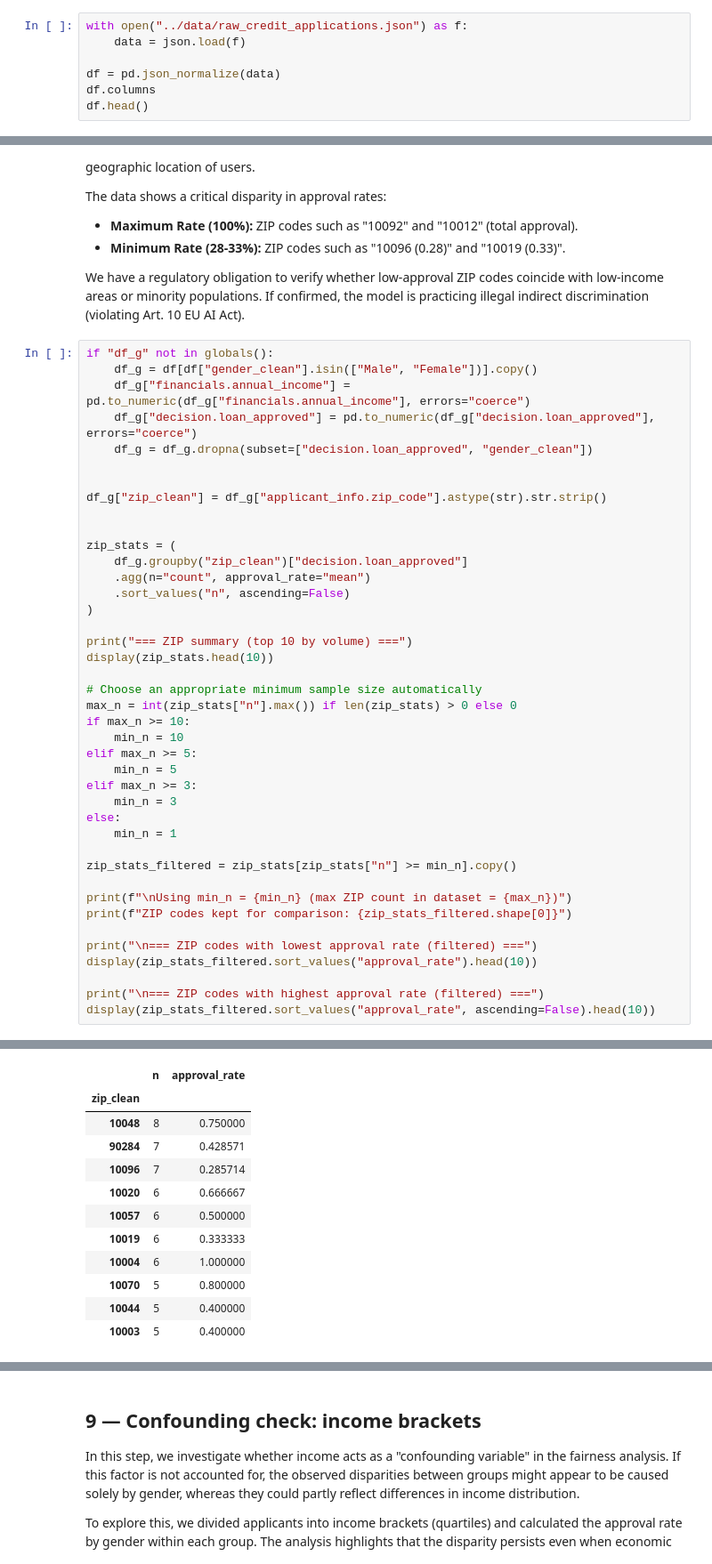
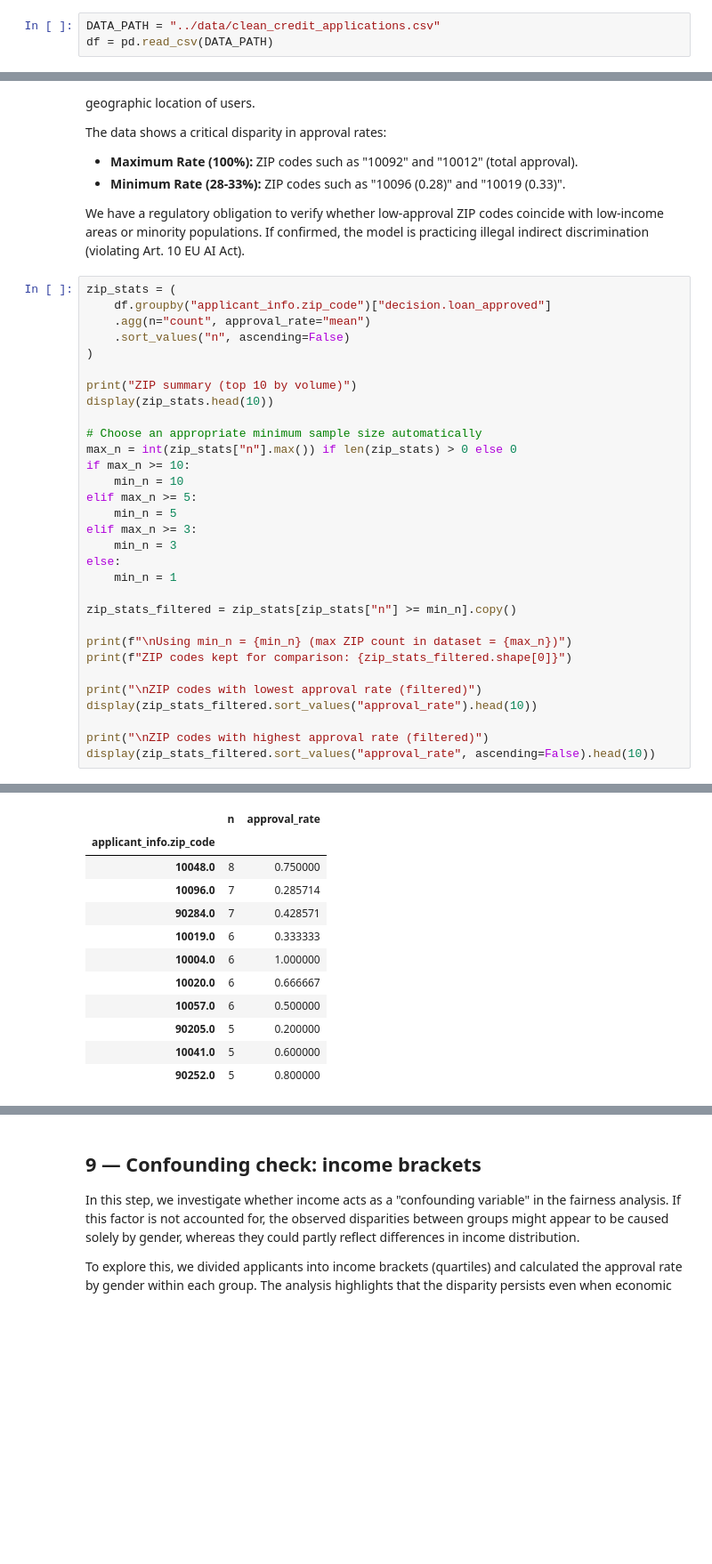
Before and after one commit to korbidietl/dego_gp_txc1, a Jupyter notebook: notebooks/03-privacy-demo.ipynb, the cells around one changed output, grey strips where cells are left out. Shown at 89% size. Cells and saved outputs as stored; diff of their text form; blank space fills up the shorter version.

```diff
--- a/notebooks/03-privacy-demo.ipynb
+++ b/notebooks/03-privacy-demo.ipynb
@@ -32,9 +32,5 @@ We load the file and use `pd.json_normalize()` to create a tabular structure sui
 
 This is a key governance step because governance controls (privacy/fairness checks) require clear visibility of all fields.
 # %%
-with open("../data/raw_credit_applications.json") as f:
-    data = json.load(f)
-
-df = pd.json_normalize(data)
-df.columns
-df.head()
+DATA_PATH = "../data/clean_credit_applications.csv"
+df = pd.read_csv(DATA_PATH)
@@ -418,23 +317,13 @@ The data shows a critical disparity in approval rates:
 
  We have a regulatory obligation to verify whether low-approval ZIP codes coincide with low-income areas or minority populations. If confirmed, the model is practicing illegal indirect discrimination (violating Art. 10 EU AI Act).
 # %%
-if "df_g" not in globals():
-    df_g = df[df["gender_clean"].isin(["Male", "Female"])].copy()
-    df_g["financials.annual_income"] = pd.to_numeric(df_g["financials.annual_income"], errors="coerce")
-    df_g["decision.loan_approved"] = pd.to_numeric(df_g["decision.loan_approved"], errors="coerce")
-    df_g = df_g.dropna(subset=["decision.loan_approved", "gender_clean"])
-
-
-df_g["zip_clean"] = df_g["applicant_info.zip_code"].astype(str).str.strip()
-
-
 zip_stats = (
-    df_g.groupby("zip_clean")["decision.loan_approved"]
+    df.groupby("applicant_info.zip_code")["decision.loan_approved"]
     .agg(n="count", approval_rate="mean")
     .sort_values("n", ascending=False)
 )
 
-print("=== ZIP summary (top 10 by volume) ===")
+print("ZIP summary (top 10 by volume)")
 display(zip_stats.head(10))
 
 # Choose an appropriate minimum sample size automatically
@@ -453,9 +342,9 @@ zip_stats_filtered = zip_stats[zip_stats["n"] >= min_n].copy()
 print(f"\nUsing min_n = {min_n} (max ZIP count in dataset = {max_n})")
 print(f"ZIP codes kept for comparison: {zip_stats_filtered.shape[0]}")
 
-print("\n=== ZIP codes with lowest approval rate (filtered) ===")
+print("\nZIP codes with lowest approval rate (filtered)")
 display(zip_stats_filtered.sort_values("approval_rate").head(10))
 
-print("\n=== ZIP codes with highest approval rate (filtered) ===")
+print("\nZIP codes with highest approval rate (filtered)")
 display(zip_stats_filtered.sort_values("approval_rate", ascending=False).head(10))
 # %% [output]
@@ -463,15 +352,15 @@ display(zip_stats_filtered.sort_values("approval_rate", ascending=False).head(10
 |  | n | approval_rate |
-| zip_clean |  |  |
-| 10048 | 8 | 0.750000 |
-| 90284 | 7 | 0.428571 |
-| 10096 | 7 | 0.285714 |
-| 10020 | 6 | 0.666667 |
-| 10057 | 6 | 0.500000 |
-| 10019 | 6 | 0.333333 |
-| 10004 | 6 | 1.000000 |
-| 10070 | 5 | 0.800000 |
-| 10044 | 5 | 0.400000 |
-| 10003 | 5 | 0.400000 |
+| applicant_info.zip_code |  |  |
+| 10048.0 | 8 | 0.750000 |
+| 10096.0 | 7 | 0.285714 |
+| 90284.0 | 7 | 0.428571 |
+| 10019.0 | 6 | 0.333333 |
+| 10004.0 | 6 | 1.000000 |
+| 10020.0 | 6 | 0.666667 |
+| 10057.0 | 6 | 0.500000 |
+| 90205.0 | 5 | 0.200000 |
+| 10041.0 | 5 | 0.600000 |
+| 90252.0 | 5 | 0.800000 |
 Using min_n = 5 (max ZIP count in dataset = 8)
 ZIP codes kept for comparison: 19
 
```
Also changed, not shown: parts of 13 cells of this notebook, 2 other files.
